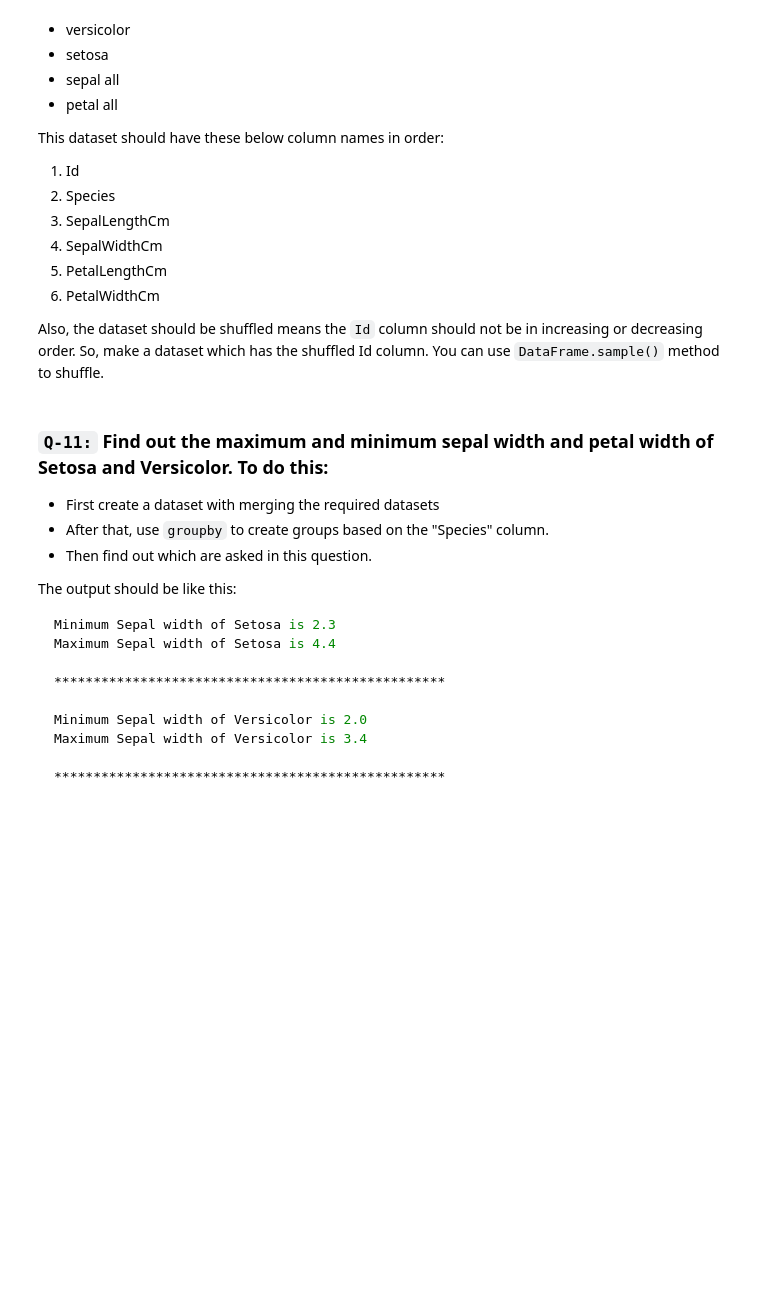
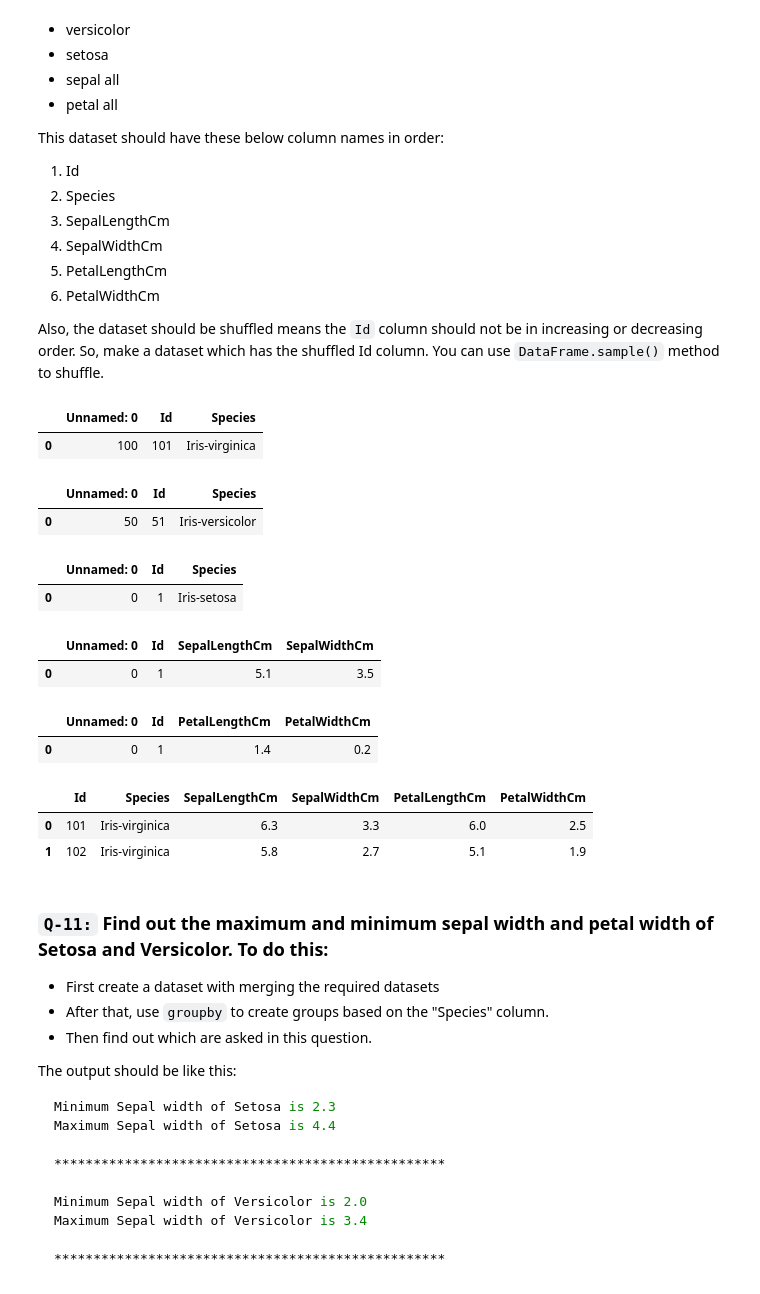
Before and after one commit to Saima2306/Data_Science_Program, a Jupyter notebook: session_20_task.ipynb, the cells around one changed output. Drawn from its saved outputs; the diff is of its cells as text; code cells hidden in the pictures; blank space fills up the shorter version.

```diff
--- a/session_20_task.ipynb
+++ b/session_20_task.ipynb
@@ -282,6 +325,40 @@ This dataset should have these below column names in order:
 Also, the dataset should be shuffled means the `Id` column should not be in increasing or decreasing order. So, make a dataset which has the shuffled Id column. You can use `DataFrame.sample()` method to shuffle.
 # %%
 # code here
+virginica.head(1)
+# %% [output]
+|  | Unnamed: 0 | Id | Species |
+| 0 | 100 | 101 | Iris-virginica |
+# %%
+versicolor.head(1)
+# %% [output]
+|  | Unnamed: 0 | Id | Species |
+| 0 | 50 | 51 | Iris-versicolor |
+# %%
+setosa.head(1)
+# %% [output]
+|  | Unnamed: 0 | Id | Species |
+| 0 | 0 | 1 | Iris-setosa |
+# %%
+sepal_all.head(1)
+# %% [output]
+|  | Unnamed: 0 | Id | SepalLengthCm | SepalWidthCm |
+| 0 | 0 | 1 | 5.1 | 3.5 |
+# %%
+petal_all.head(1)
+# %% [output]
+|  | Unnamed: 0 | Id | PetalLengthCm | PetalWidthCm |
+| 0 | 0 | 1 | 1.4 | 0.2 |
+# %%
+combined = pd.concat([virginica,versicolor,setosa],ignore_index = True)
+combined.drop(columns = ['Unnamed: 0'],inplace = True)
+# %%
+final = combined.merge(sepal_all[['Id','SepalLengthCm','SepalWidthCm']],on = 'Id').merge(petal_all[['Id','PetalLengthCm','PetalWidthCm']],on = 'Id')
+final.head(2)
+# %% [output]
+|  | Id | Species | SepalLengthCm | SepalWidthCm | PetalLengthCm | PetalWidthCm |
+| 0 | 101 | Iris-virginica | 6.3 | 3.3 | 6.0 | 2.5 |
+| 1 | 102 | Iris-virginica | 5.8 | 2.7 | 5.1 | 1.9 |
 # %% [markdown]
 ### `Q-11:` Find out the maximum and minimum sepal width and petal width of Setosa and Versicolor. To do this:
 - First create a dataset with merging the required datasets
```
Also changed, not shown: parts of 7 cells of this notebook.
